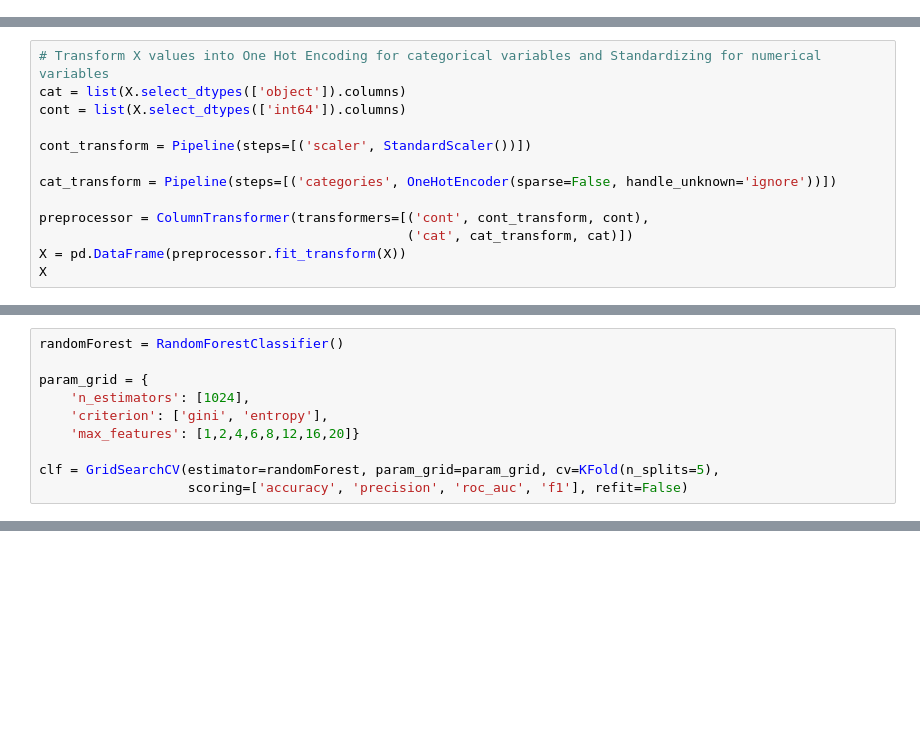
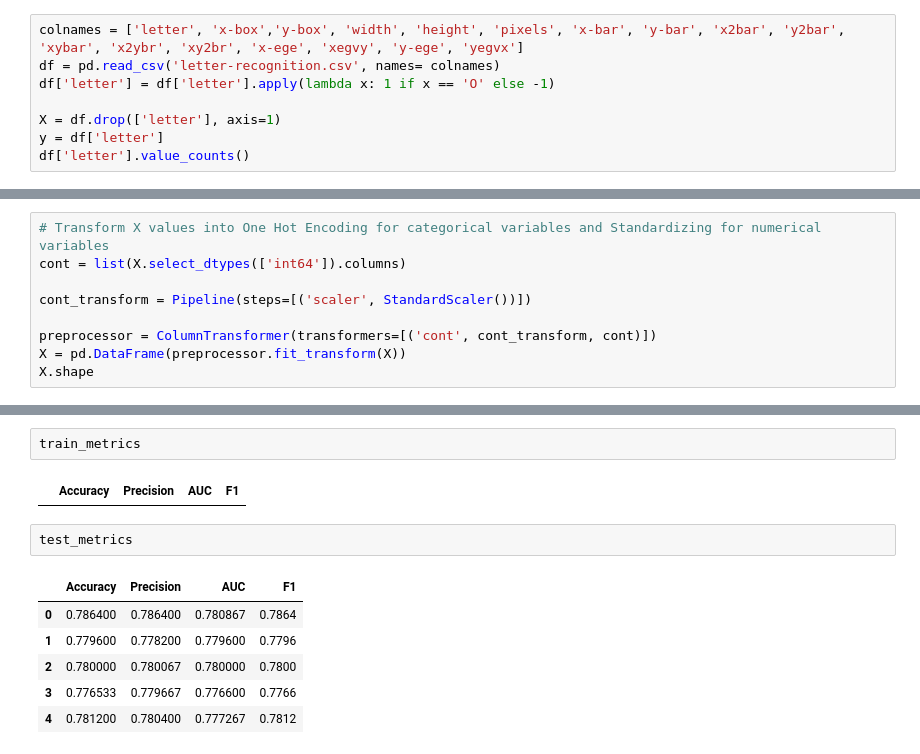
Before and after one commit to shaniaie/COGS-118A-Final-Project, a Jupyter notebook: Untitled.ipynb, the cells around one changed output, grey strips where cells are left out. Saved outputs shown, nothing was run; the diff lists cells and outputs as text; blank space fills up the shorter version.

```diff
--- a/Untitled.ipynb
+++ b/Untitled.ipynb
@@ -42,0 +22,8 @@ df
+# %%
+colnames = ['letter', 'x-box','y-box', 'width', 'height', 'pixels', 'x-bar', 'y-bar', 'x2bar', 'y2bar', 'xybar', 'x2ybr', 'xy2br', 'x-ege', 'xegvy', 'y-ege', 'yegvx']
+df = pd.read_csv('letter-recognition.csv', names= colnames)
+df['letter'] = df['letter'].apply(lambda x: 1 if x == 'O' else -1)
+
+X = df.drop(['letter'], axis=1)
+y = df['letter']
+df['letter'].value_counts()
@@ -43,14 +39,10 @@ df
 # %%
 # Transform X values into One Hot Encoding for categorical variables and Standardizing for numerical variables
-cat = list(X.select_dtypes(['object']).columns)
 cont = list(X.select_dtypes(['int64']).columns)
 
 cont_transform = Pipeline(steps=[('scaler', StandardScaler())])
 
-cat_transform = Pipeline(steps=[('categories', OneHotEncoder(sparse=False, handle_unknown='ignore'))])
-
-preprocessor = ColumnTransformer(transformers=[('cont', cont_transform, cont),
-                                               ('cat', cat_transform, cat)])
+preprocessor = ColumnTransformer(transformers=[('cont', cont_transform, cont)])
 X = pd.DataFrame(preprocessor.fit_transform(X))
-X
+X.shape
 # %% [output]
@@ -70,10 +49,0 @@ X
-# %%
-randomForest = RandomForestClassifier()
-
-param_grid = {
-    'n_estimators': [1024],
-    'criterion': ['gini', 'entropy'],
-    'max_features': [1,2,4,6,8,12,16,20]}
-
-clf = GridSearchCV(estimator=randomForest, param_grid=param_grid, cv=KFold(n_splits=5),
-                   scoring=['accuracy', 'precision', 'roc_auc', 'f1'], refit=False)
@@ -151,0 +199,13 @@ for i in range(num_trials):
+# %%
+train_metrics
+# %% [output]
+|  | Accuracy | Precision | AUC | F1 |
+# %%
+test_metrics
+# %% [output]
+|  | Accuracy | Precision | AUC | F1 |
+| 0 | 0.786400 | 0.786400 | 0.780867 | 0.7864 |
+| 1 | 0.779600 | 0.778200 | 0.779600 | 0.7796 |
+| 2 | 0.780000 | 0.780067 | 0.780000 | 0.7800 |
+| 3 | 0.776533 | 0.779667 | 0.776600 | 0.7766 |
+| 4 | 0.781200 | 0.780400 | 0.777267 | 0.7812 |
```
Also changed, not shown: parts of 8 cells of this notebook, 20 other files.
